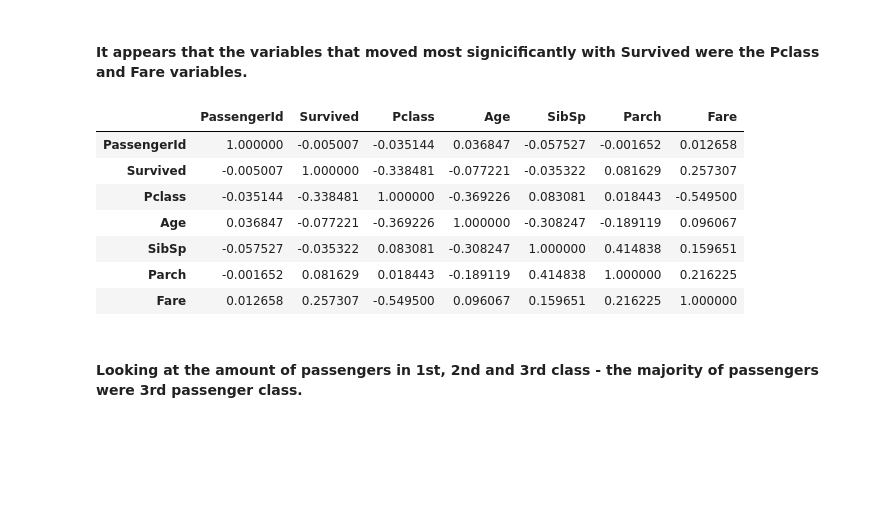
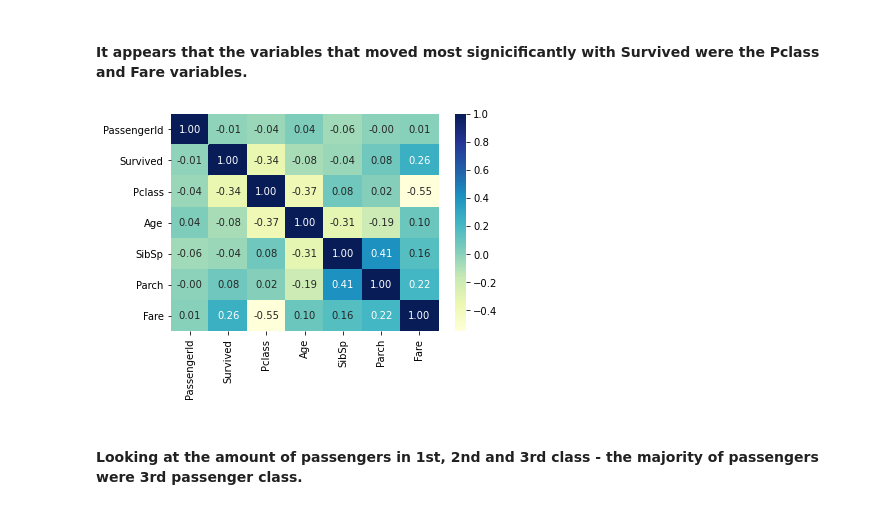
Before and after one commit to Thop2/TitanicSurvivalPrediction, a Jupyter notebook: TitanicEDA.ipynb, the cells around one changed output. Saved outputs shown, nothing was run; the diff lists cells and outputs as text; code cells hidden in the pictures; blank space fills up the shorter version.

```diff
--- a/TitanicEDA.ipynb
+++ b/TitanicEDA.ipynb
@@ -97,17 +97,11 @@ titanictrain['Sex'].hist()
 [figure]
 # %% [markdown]
 #### It appears that the variables that moved most signicificantly with Survived were the Pclass and Fare variables.
-# %%
-titanictrain.corr()
-# %% [output]
-|  | PassengerId | Survived | Pclass | Age | SibSp | Parch | Fare |
-| PassengerId | 1.000000 | -0.005007 | -0.035144 | 0.036847 | -0.057527 | -0.001652 | 0.012658 |
-| Survived | -0.005007 | 1.000000 | -0.338481 | -0.077221 | -0.035322 | 0.081629 | 0.257307 |
-| Pclass | -0.035144 | -0.338481 | 1.000000 | -0.369226 | 0.083081 | 0.018443 | -0.549500 |
-| Age | 0.036847 | -0.077221 | -0.369226 | 1.000000 | -0.308247 | -0.189119 | 0.096067 |
-| SibSp | -0.057527 | -0.035322 | 0.083081 | -0.308247 | 1.000000 | 0.414838 | 0.159651 |
-| Parch | -0.001652 | 0.081629 | 0.018443 | -0.189119 | 0.414838 | 1.000000 | 0.216225 |
-| Fare | 0.012658 | 0.257307 | -0.549500 | 0.096067 | 0.159651 | 0.216225 | 1.000000 |
+# %%
+sns.heatmap(titanictrain.corr(), cmap = "YlGnBu", annot=True, fmt=".2f")
+plt.show()
+# %% [output]
+[figure, added]
 # %% [markdown]
 #### Looking at the amount of passengers in 1st, 2nd and 3rd class - the majority of passengers were 3rd passenger class.
 # %%
```
Also changed, not shown: parts of 3 cells of this notebook.
